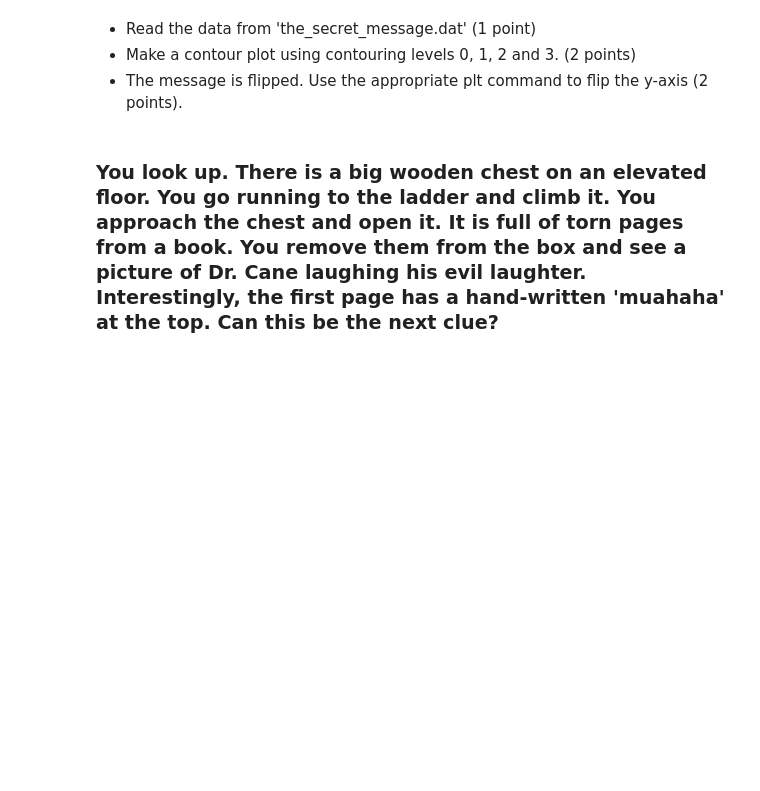
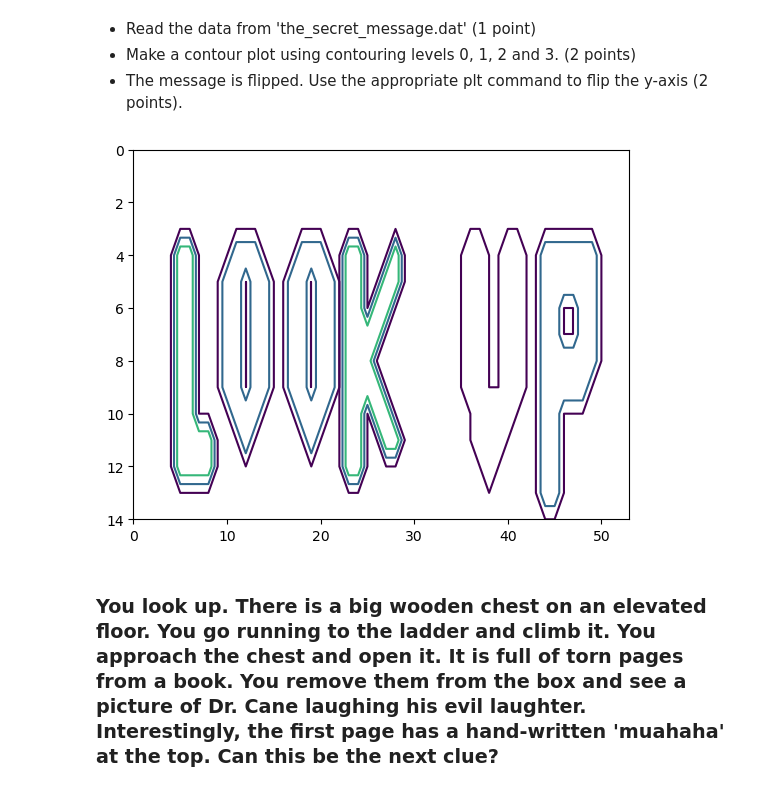
Before and after one commit to hltraina/phz3150, a Jupyter notebook: projects/Final Project Fall 2023/Final Project Fall 2023/Final_project_fa23.ipynb, the cells around one changed output. Saved outputs shown, nothing was run; the diff lists cells and outputs as text; code cells hidden in the pictures; blank space fills up the shorter version.

```diff
--- a/projects/Final Project Fall 2023/Final Project Fall 2023/Final_project_fa23.ipynb
+++ b/projects/Final Project Fall 2023/Final Project Fall 2023/Final_project_fa23.ipynb
@@ -96,6 +149,13 @@ print(""" 20 9 3 11  20 15 3 11 20 9 3 11  20 15 3 11 20 9 13 5 9  19 18 21 14 1
 - Read the data from 'the_secret_message.dat' (1 point)
 - Make a contour plot using contouring levels 0, 1, 2 and 3. (2 points)
 - The message is flipped. Use the appropriate plt command to flip the y-axis (2 points).
+# %%
+secret_message = np.loadtxt('the_secret_message.dat')
+# %%
+plt.contour(secret_message, levels=[0, 1, 2, 3])
+plt.gca().invert_yaxis()
+# %% [output]
+[figure, added]
 # %% [markdown]
 ### You look up. There is a big wooden chest on an elevated floor. You go running to the ladder and climb it. You approach the chest and open it. It is full of torn pages from a book. You remove them from the box and see a picture of Dr. Cane laughing his evil laughter. Interestingly, the first page has a hand-written 'muahaha' at the top. Can this be the next clue?
 # %% [markdown]
```
Also changed, not shown: parts of 61 cells of this notebook, 8 other files.
